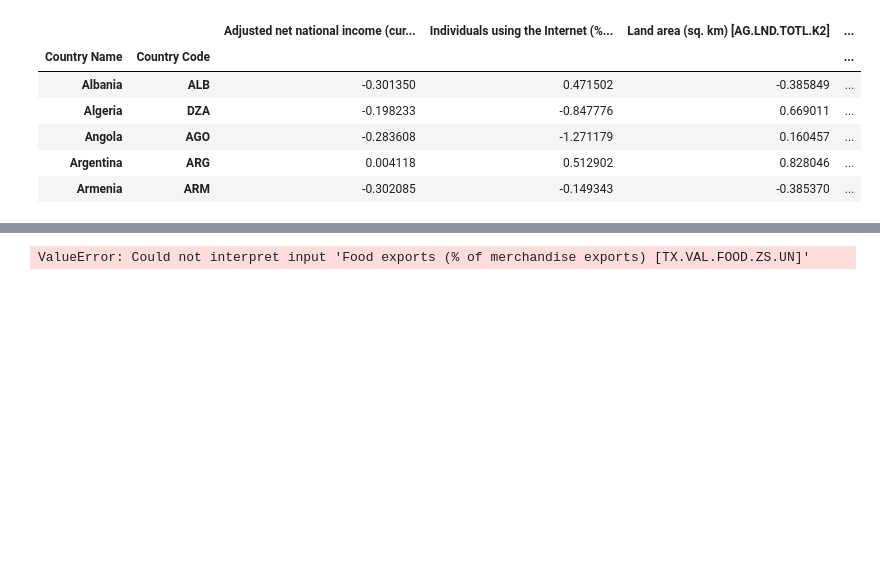
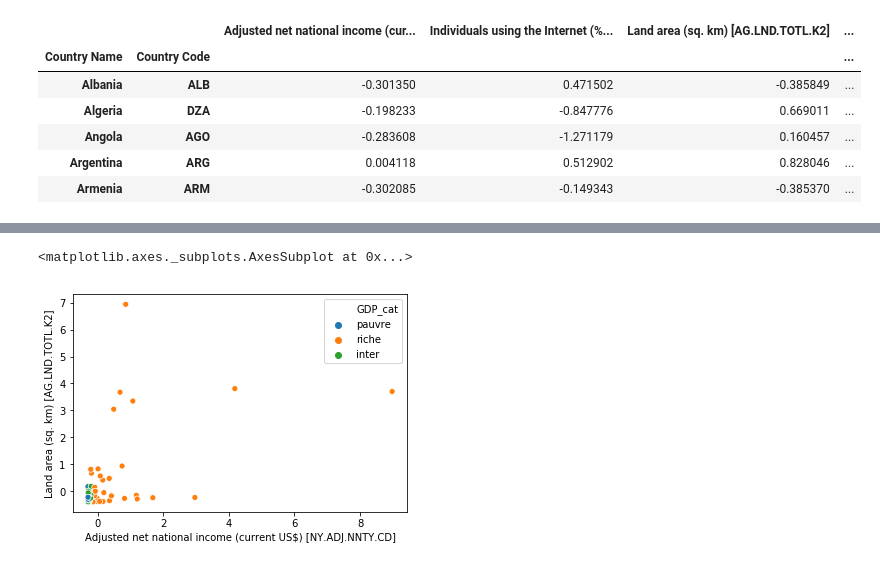
Before and after one commit to Pac0S/projet_IA, a Jupyter notebook: projet_IA.ipynb, the cells around one changed output, grey strips where cells are left out. Drawn from its saved outputs; the diff is of its cells as text; code cells hidden in the pictures; blank space fills up the shorter version.

```diff
--- a/projet_IA.ipynb
+++ b/projet_IA.ipynb
@@ -200,4 +207,5 @@ See the caveats in the documentation: http://pandas.pydata.org/pandas-docs/stabl
 # %%
-sns.scatterplot(data=df_km, x="Food exports (% of merchandise exports) [TX.VAL.FOOD.ZS.UN]", y="Land area (sq. km) [AG.LND.TOTL.K2]", hue="GDP_cat")
+sns.scatterplot(data=normalized_df_km, x="Adjusted net national income (current US$) [NY.ADJ.NNTY.CD]", y="Land area (sq. km) [AG.LND.TOTL.K2]", hue="GDP_cat")
 # %% [output]
-ValueError: Could not interpret input 'Food exports (% of merchandise exports) [TX.VAL.FOOD.ZS.UN]'
+<matplotlib.axes._subplots.AxesSubplot at 0x...>
+[figure, added]
```
Also changed, not shown: parts of 21 cells of this notebook.
